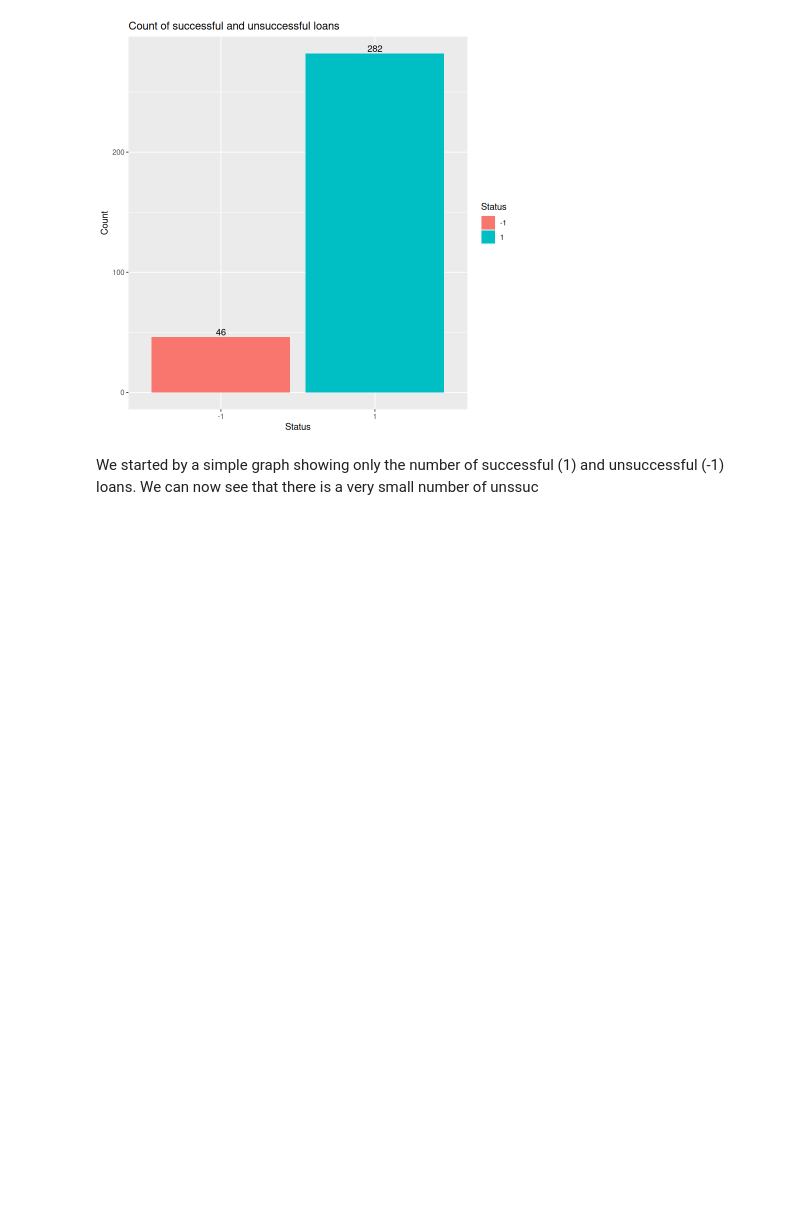
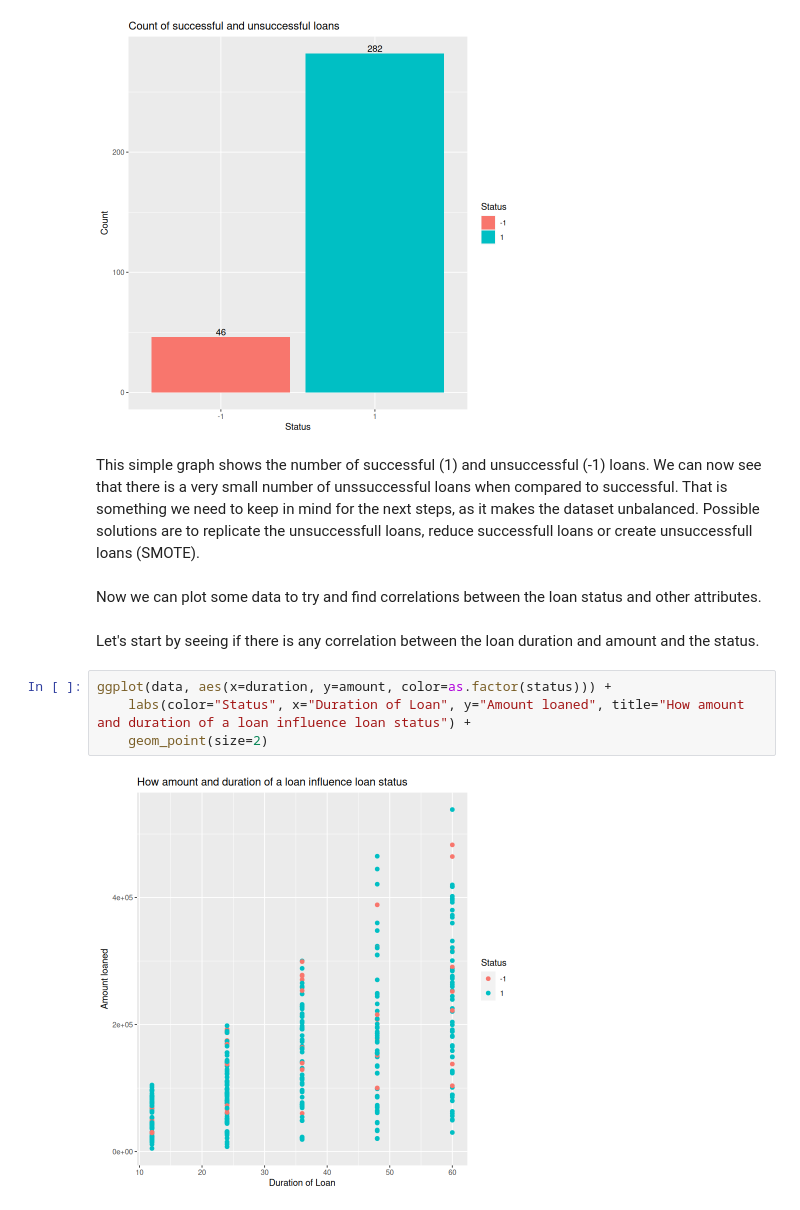
Before and after one commit to 1Krypt0/FEUP-AC-PROJ, a Jupyter notebook: docs/data-understanding.ipynb, the cells around one changed output. Cells and saved outputs as stored; diff of their text form; blank space fills up the shorter version.

Commit message:
Add amount and duration status graph

```diff
--- a/docs/data-understanding.ipynb
+++ b/docs/data-understanding.ipynb
@@ -64,4 +62,14 @@ ggplot(loan_frq, aes(x=as.factor(status), y=n, fill=as.factor(status))) +
 # %% [output]
 [figure]
 # %% [markdown]
-We started by a simple graph showing only the number of successful (1) and unsuccessful (-1) loans. We can now see that there is a very small number of unssuc
+This simple graph shows the number of successful (1) and unsuccessful (-1) loans. We can now see that there is a very small number of unssuccessful loans when compared to successful. That is something we need to keep in mind for the next steps, as it makes the dataset unbalanced. Possible solutions are to replicate the unsuccessfull loans, reduce successfull loans or create unsuccessfull loans (SMOTE).
+# %% [markdown]
+Now we can plot some data to try and find correlations between the loan status and other attributes.
+# %% [markdown]
+Let's start by seeing if there is any correlation between the loan duration and amount and the status.
+# %%
+ggplot(data, aes(x=duration, y=amount, color=as.factor(status))) +
+    labs(color="Status", x="Duration of Loan", y="Amount loaned", title="How amount and duration of a loan influence loan status") +
+    geom_point(size=2)
+# %% [output]
+[figure, added]
```
Also changed, not shown: parts of 2 cells of this notebook.
